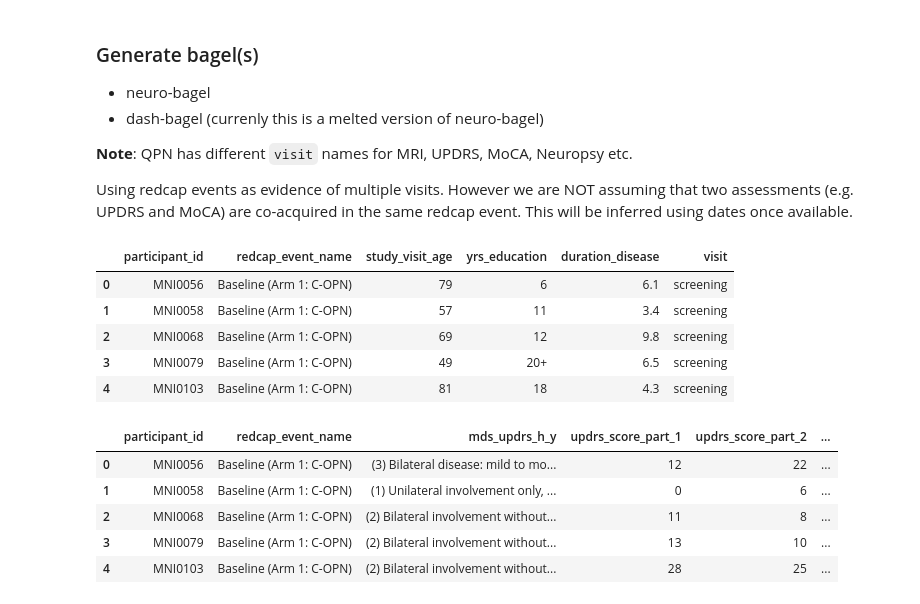
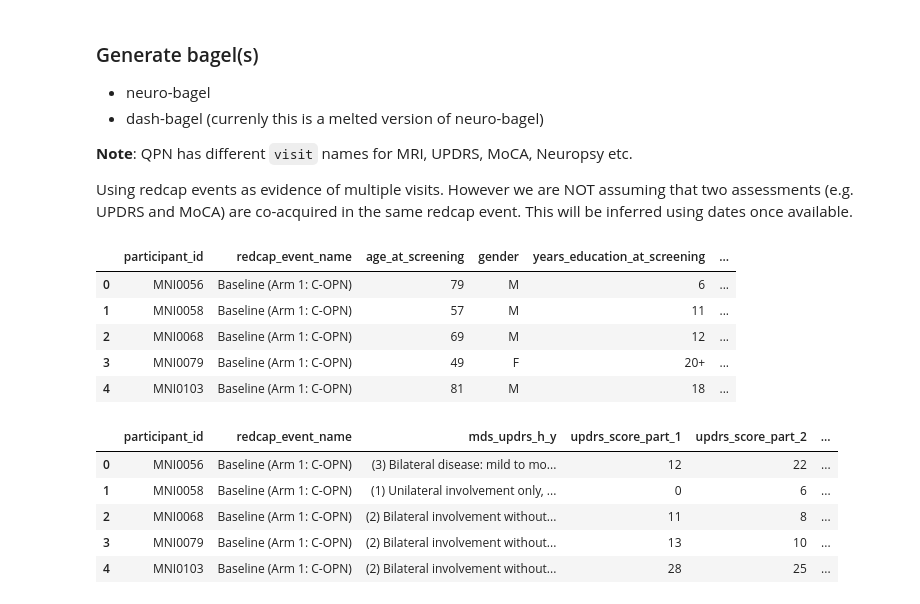
Before and after one commit to nipoppy/nipoppy, a Jupyter notebook: nipoppy/notebooks/redcap.ipynb, the cells around one changed output. Saved outputs shown, nothing was run; the diff lists cells and outputs as text; code cells hidden in the pictures.

```diff
--- a/nipoppy/notebooks/redcap.ipynb
+++ b/nipoppy/notebooks/redcap.ipynb
@@ -287,29 +288,43 @@ nipoppy_redcap_df.head()
 **Note**: QPN has different `visit` names for MRI, UPDRS, MoCA, Neuropsy etc.
 
 Using redcap events as evidence of multiple visits. However we are NOT assuming that two assessments (e.g. UPDRS and MoCA) are co-acquired in the same redcap event. This will be inferred using dates once available.
-# %%
-legacy_demo_cols = ["sex","group"]
-redcap_index_cols = ["participant_id", "redcap_event_name"]
-redcap_event_visit_id_dict = {"Baseline (Arm 1: C-OPN)": "v1"}
-
-# These will be appended to all phenotypic visits
-time_agnostic_cols = ["gender", "diagnosis_determined"]
-time_agnostic_cols_legacy = legacy_demo_cols
-time_agnostic_df = nipoppy_redcap_df[redcap_index_cols + time_agnostic_cols + time_agnostic_cols_legacy].copy()
-
-screen_cols = demo_cols + dx_cols
-[screen_cols.remove(col) for col in time_agnostic_cols]
-screen_df = nipoppy_redcap_df[redcap_index_cols + screen_cols].copy()
-screen_df["visit"] = "screening"
-
-screen_df.head()
-# %% [output]
-|  | participant_id | redcap_event_name | study_visit_age | yrs_education | duration_disease | visit |
-| 0 | MNI0056 | Baseline (Arm 1: C-OPN) | 79 | 6 | 6.1 | screening |
-| 1 | MNI0058 | Baseline (Arm 1: C-OPN) | 57 | 11 | 3.4 | screening |
-| 2 | MNI0068 | Baseline (Arm 1: C-OPN) | 69 | 12 | 9.8 | screening |
-| 3 | MNI0079 | Baseline (Arm 1: C-OPN) | 49 | 20+ | 6.5 | screening |
-| 4 | MNI0103 | Baseline (Arm 1: C-OPN) | 81 | 18 | 4.3 | screening |
+# %%
+legacy_demo_cols = ["sex","group"]
+redcap_index_cols = ["participant_id", "redcap_event_name"]
+redcap_event_visit_id_dict = {"Baseline (Arm 1: C-OPN)": "v1"}
+
+screen_cols = demo_cols + dx_cols + legacy_demo_cols + ["date_MRI_V01"]
+
+screen_cols_rename_dict = {
+    "study_visit_age": "age_at_screening",
+    "yrs_education": "years_education_at_screening",
+    "diagnosis_determined": "diagnosis_at_screening",
+    "duration_disease": "duration_disease_at_screening",
+    "group": "group_at_screening"
+}
+
+screen_df = nipoppy_redcap_df[redcap_index_cols + screen_cols].copy()
+screen_df = screen_df.rename(columns=screen_cols_rename_dict)
+
+# ------------------------------------------------------------------------------------ #
+# Check and add nipoppy participants which yet don't have any redcap data
+# Only populates the participant_id and bids_id columns (required by neurobagel)
+# ------------------------------------------------------------------------------------ #
+nipoppy_participants_without_pheno_data_df = pd.DataFrame()
+nipoppy_participants_without_pheno_data_df["participant_id"] = list(new_nipoppy_participants)
+# nipoppy_participants_without_pheno_data_df["bids_id"] = nipoppy_participants_without_pheno_data_df["participant_id"].apply(utils.participant_id_to_bids_id)
+
+screen_df = pd.concat([screen_df, nipoppy_participants_without_pheno_data_df], axis=0)
+# ------------------------------------------------------------------------------------ #
+
+screen_df.head()
+# %% [output]
+|  | participant_id | redcap_event_name | age_at_screening | gender | years_education_at_screening | ... |
+| 0 | MNI0056 | Baseline (Arm 1: C-OPN) | 79 | M | 6 | ... |
+| 1 | MNI0058 | Baseline (Arm 1: C-OPN) | 57 | M | 11 | ... |
+| 2 | MNI0068 | Baseline (Arm 1: C-OPN) | 69 | M | 12 | ... |
+| 3 | MNI0079 | Baseline (Arm 1: C-OPN) | 49 | F | 20+ | ... |
+| 4 | MNI0103 | Baseline (Arm 1: C-OPN) | 81 | M | 18 | ... |
 # %%
 visit_prefix = "UPDRS_"
 updrs_df = nipoppy_redcap_df[redcap_index_cols + updrs_cols].copy()
```
Also changed, not shown: parts of 18 cells of this notebook, 1 other file.
